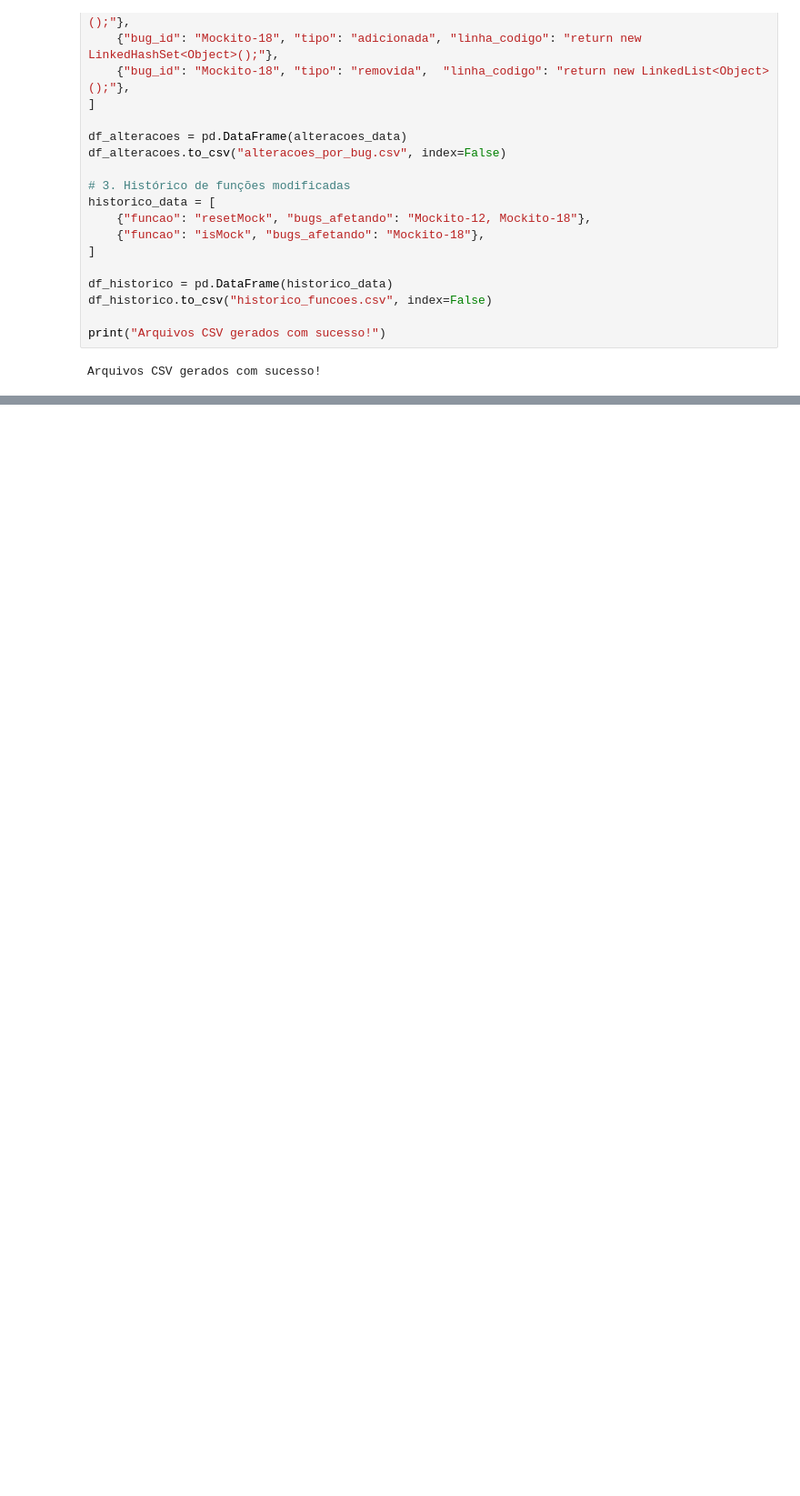
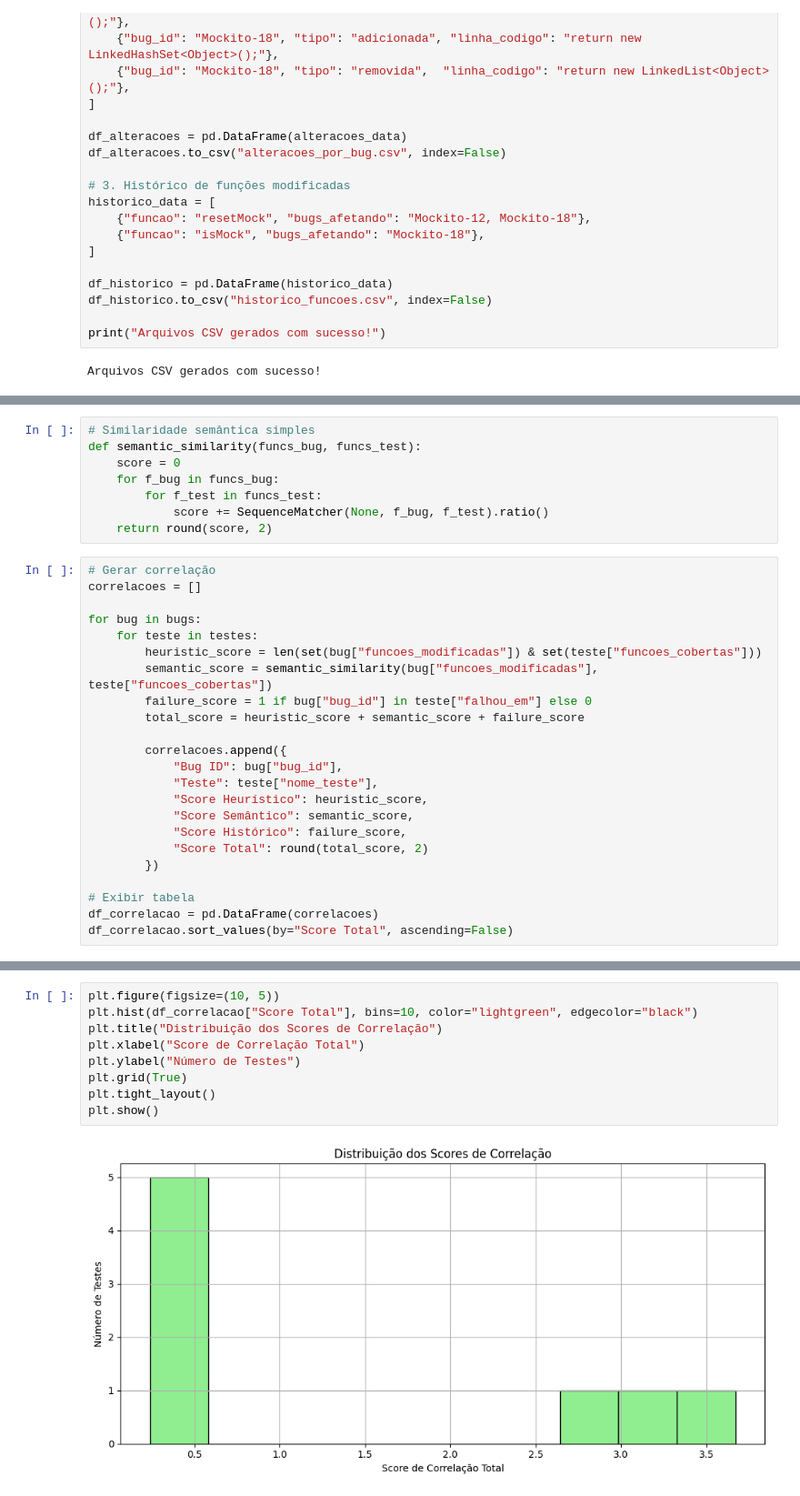
Before and after one commit to Lucas-RNascimento/ProjetoAplicadoMLSelecaoCasosTestesGuiadaPorMudancas, a Jupyter notebook: notebooks/analiseCasosTestesGuiadaPorMudanca.ipynb, the cells around one changed output, grey strips where cells are left out. Shown: that part at 91% size. Saved outputs shown, nothing was run; the diff lists cells and outputs as text; blank space fills up the shorter version.

```diff
--- a/notebooks/analiseCasosTestesGuiadaPorMudanca.ipynb
+++ b/notebooks/analiseCasosTestesGuiadaPorMudanca.ipynb
@@ -131,0 +150,31 @@ Arquivos CSV gerados com sucesso!
+# %%
+# Similaridade semântica simples
+def semantic_similarity(funcs_bug, funcs_test):
+    score = 0
+    for f_bug in funcs_bug:
+        for f_test in funcs_test:
+            score += SequenceMatcher(None, f_bug, f_test).ratio()
+    return round(score, 2)
+# %%
+# Gerar correlação
+correlacoes = []
+
+for bug in bugs:
+    for teste in testes:
+        heuristic_score = len(set(bug["funcoes_modificadas"]) & set(teste["funcoes_cobertas"]))
+        semantic_score = semantic_similarity(bug["funcoes_modificadas"], teste["funcoes_cobertas"])
+        failure_score = 1 if bug["bug_id"] in teste["falhou_em"] else 0
+        total_score = heuristic_score + semantic_score + failure_score
+
+        correlacoes.append({
+            "Bug ID": bug["bug_id"],
+            "Teste": teste["nome_teste"],
+            "Score Heurístico": heuristic_score,
+            "Score Semântico": semantic_score,
+            "Score Histórico": failure_score,
+            "Score Total": round(total_score, 2)
+        })
+
+# Exibir tabela
+df_correlacao = pd.DataFrame(correlacoes)
+df_correlacao.sort_values(by="Score Total", ascending=False)
@@ -131,0 +191,11 @@ Arquivos CSV gerados com sucesso!
+# %%
+plt.figure(figsize=(10, 5))
+plt.hist(df_correlacao["Score Total"], bins=10, color="lightgreen", edgecolor="black")
+plt.title("Distribuição dos Scores de Correlação")
+plt.xlabel("Score de Correlação Total")
+plt.ylabel("Número de Testes")
+plt.grid(True)
+plt.tight_layout()
+plt.show()
+# %% [output]
+[figure, added]
```
Also changed, not shown: parts of 6 cells of this notebook.
